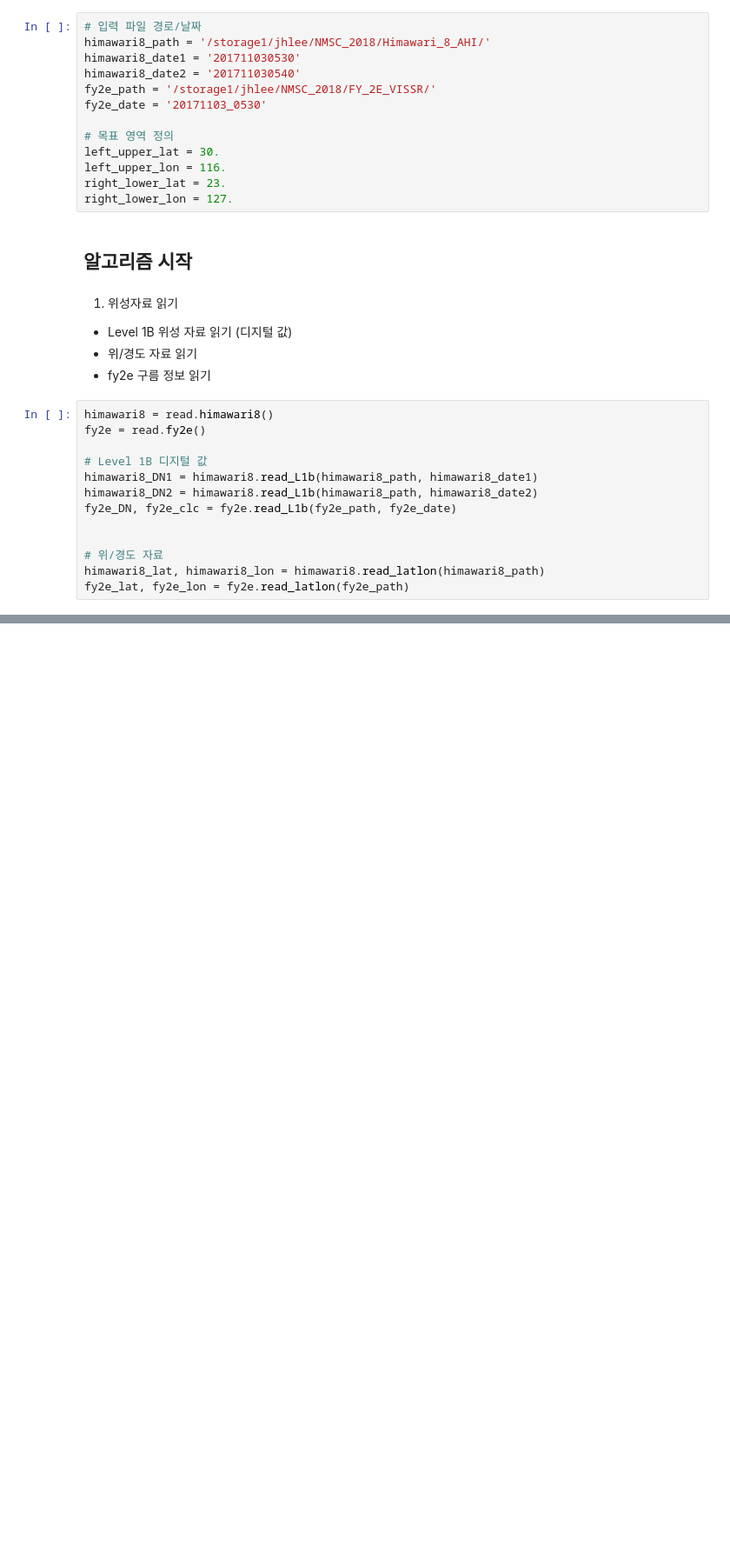
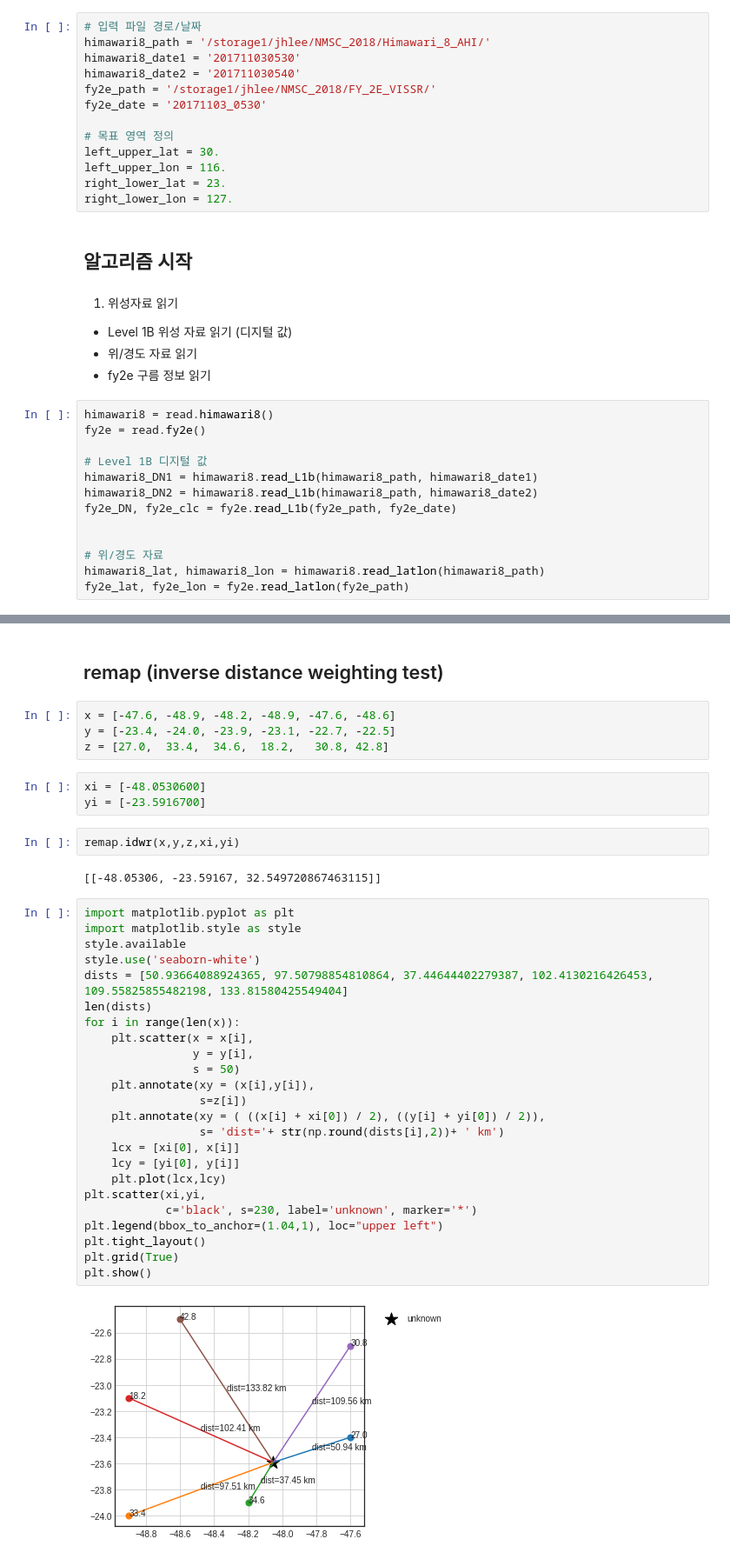
Before and after one commit to ektf1147/JUPYTER, a Jupyter notebook: code_dev/Dual_GEO_CTH_main.ipynb, the cells around one changed output, grey strips where cells are left out. Shown: that part at 87% size. Saved outputs shown, nothing was run; the diff lists cells and outputs as text; blank space fills up the shorter version.

Commit message:
modified fy2e reading part/ add idw interpolation test

```diff
--- a/code_dev/Dual_GEO_CTH_main.ipynb
+++ b/code_dev/Dual_GEO_CTH_main.ipynb
@@ -101,0 +123,39 @@ cut_fy2e_lon = remap.cut_with_latlon_geos(fy2e_lon, 'fy2e', left_upper_lat, left
+# %% [markdown]
+## remap (inverse distance weighting test)
+# %%
+x = [-47.6, -48.9, -48.2, -48.9, -47.6, -48.6]
+y = [-23.4, -24.0, -23.9, -23.1, -22.7, -22.5]
+z = [27.0,  33.4,  34.6,  18.2,   30.8, 42.8]
+# %%
+xi = [-48.0530600]
+yi = [-23.5916700]
+# %%
+remap.idwr(x,y,z,xi,yi)
+# %% [output]
+[[-48.05306, -23.59167, 32.549720867463115]]
+# %%
+import matplotlib.pyplot as plt
+import matplotlib.style as style
+style.available
+style.use('seaborn-white')
+dists = [50.93664088924365, 97.50798854810864, 37.44644402279387, 102.4130216426453, 109.55825855482198, 133.81580425549404]
+len(dists)
+for i in range(len(x)):
+    plt.scatter(x = x[i],
+                y = y[i],
+                s = 50)
+    plt.annotate(xy = (x[i],y[i]),
+                 s=z[i])
+    plt.annotate(xy = ( ((x[i] + xi[0]) / 2), ((y[i] + yi[0]) / 2)),
+                 s= 'dist='+ str(np.round(dists[i],2))+ ' km')
+    lcx = [xi[0], x[i]]
+    lcy = [yi[0], y[i]]
+    plt.plot(lcx,lcy)
+plt.scatter(xi,yi,
+            c='black', s=230, label='unknown', marker='*')
+plt.legend(bbox_to_anchor=(1.04,1), loc="upper left")
+plt.tight_layout()
+plt.grid(True)
+plt.show()
+# %% [output]
+[figure, added]
```
Also changed, not shown: parts of 4 cells of this notebook, 4 other files.
